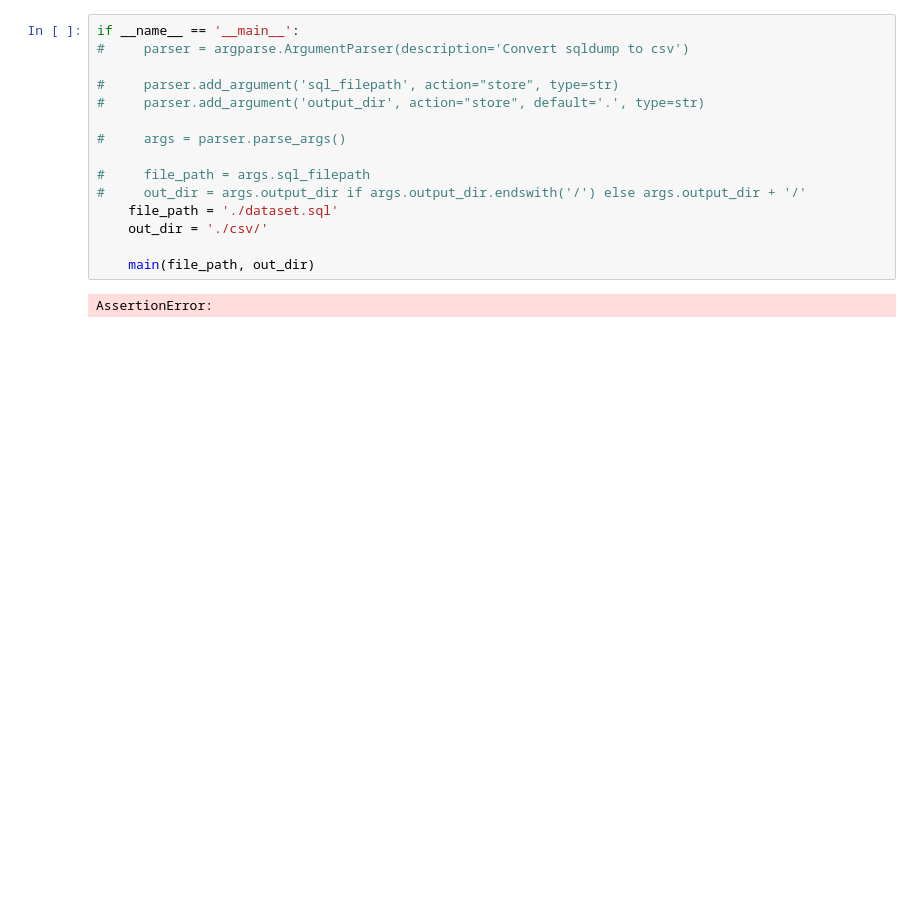
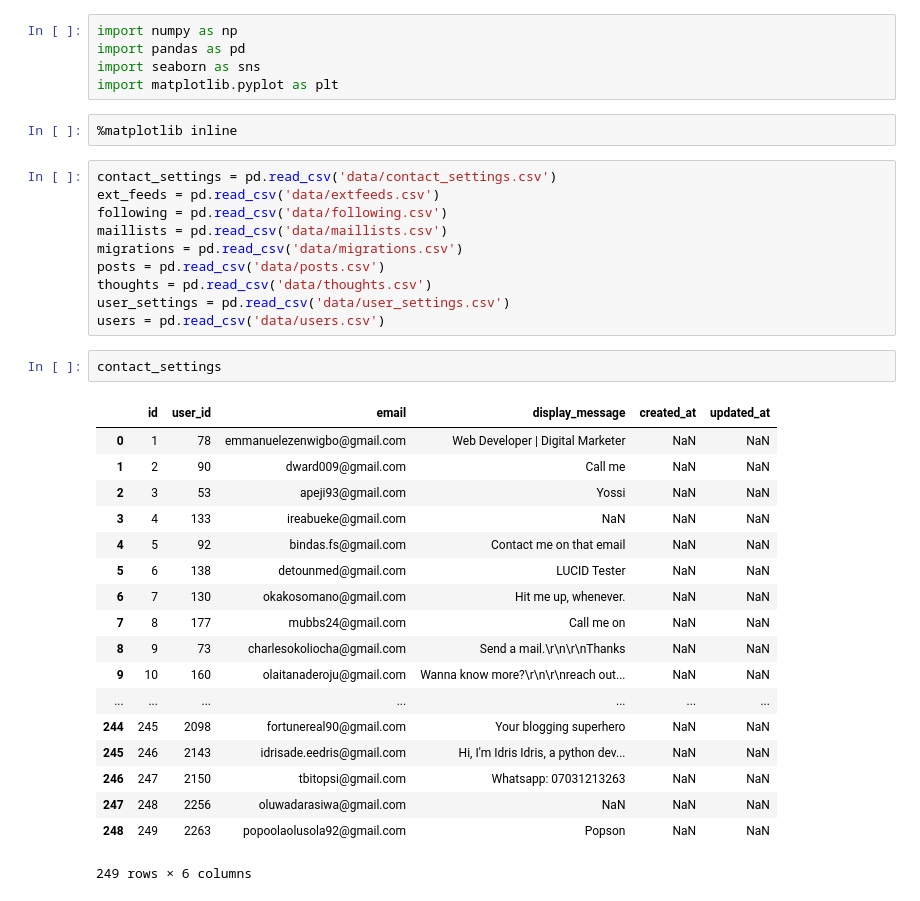
Before and after one commit to topea/RecommenderSystemTeamJava, a Jupyter notebook: recommender.ipynb, the cells around one changed output. Drawn from its saved outputs; the diff is of its cells as text; blank space fills up the shorter version.

Commit message:
feat: data exploratory analysis

```diff
--- a/recommender.ipynb
+++ b/recommender.ipynb
@@ -101,17 +1,38 @@ def main(filepath, output_folder):
-# %%
-if __name__ == '__main__':
-#     parser = argparse.ArgumentParser(description='Convert sqldump to csv')
-
-#     parser.add_argument('sql_filepath', action="store", type=str)
-#     parser.add_argument('output_dir', action="store", default='.', type=str)
-
-#     args = parser.parse_args()
-
-#     file_path = args.sql_filepath
-#     out_dir = args.output_dir if args.output_dir.endswith('/') else args.output_dir + '/'
-    file_path = './dataset.sql'
-    out_dir = './csv/'
-
-    main(file_path, out_dir)
-# %% [output]
-AssertionError:
+# %%
+import numpy as np
+import pandas as pd
+import seaborn as sns
+import matplotlib.pyplot as plt
+# %%
+%matplotlib inline
+# %%
+contact_settings = pd.read_csv('data/contact_settings.csv')
+ext_feeds = pd.read_csv('data/extfeeds.csv')
+following = pd.read_csv('data/following.csv')
+maillists = pd.read_csv('data/maillists.csv')
+migrations = pd.read_csv('data/migrations.csv')
+posts = pd.read_csv('data/posts.csv')
+thoughts = pd.read_csv('data/thoughts.csv')
+user_settings = pd.read_csv('data/user_settings.csv')
+users = pd.read_csv('data/users.csv')
+# %%
+contact_settings
+# %% [output]
+|  | id | user_id | email | display_message | created_at | updated_at |
+| 0 | 1 | 78 | emmanuelezenwigbo@gmail.com | Web Developer | Digital Marketer | NaN | NaN |
+| 1 | 2 | 90 | dward009@gmail.com | Call me | NaN | NaN |
+| 2 | 3 | 53 | apeji93@gmail.com | Yossi | NaN | NaN |
+| 3 | 4 | 133 | ireabueke@gmail.com | NaN | NaN | NaN |
+| 4 | 5 | 92 | bindas.fs@gmail.com | Contact me on that email | NaN | NaN |
+| 5 | 6 | 138 | detounmed@gmail.com | LUCID Tester | NaN | NaN |
+| 6 | 7 | 130 | okakosomano@gmail.com | Hit me up, whenever. | NaN | NaN |
+| 7 | 8 | 177 | mubbs24@gmail.com | Call me on | NaN | NaN |
+| 8 | 9 | 73 | charlesokoliocha@gmail.com | Send a mail.\r\n\r\nThanks | NaN | NaN |
+| 9 | 10 | 160 | olaitanaderoju@gmail.com | Wanna know more?\r\n\r\nreach out... | NaN | NaN |
+| ... | ... | ... | ... | ... | ... | ... |
+| 244 | 245 | 2098 | fortunereal90@gmail.com | Your blogging superhero | NaN | NaN |
+| 245 | 246 | 2143 | idrisade.eedris@gmail.com | Hi, I'm Idris Idris, a python dev... | NaN | NaN |
+| 246 | 247 | 2150 | tbitopsi@gmail.com | Whatsapp: 07031213263 | NaN | NaN |
+| 247 | 248 | 2256 | oluwadarasiwa@gmail.com | NaN | NaN | NaN |
+| 248 | 249 | 2263 | popoolaolusola92@gmail.com | Popson | NaN | NaN |
+249 rows × 6 columns
```
Also changed, not shown: parts of 17 cells of this notebook.
